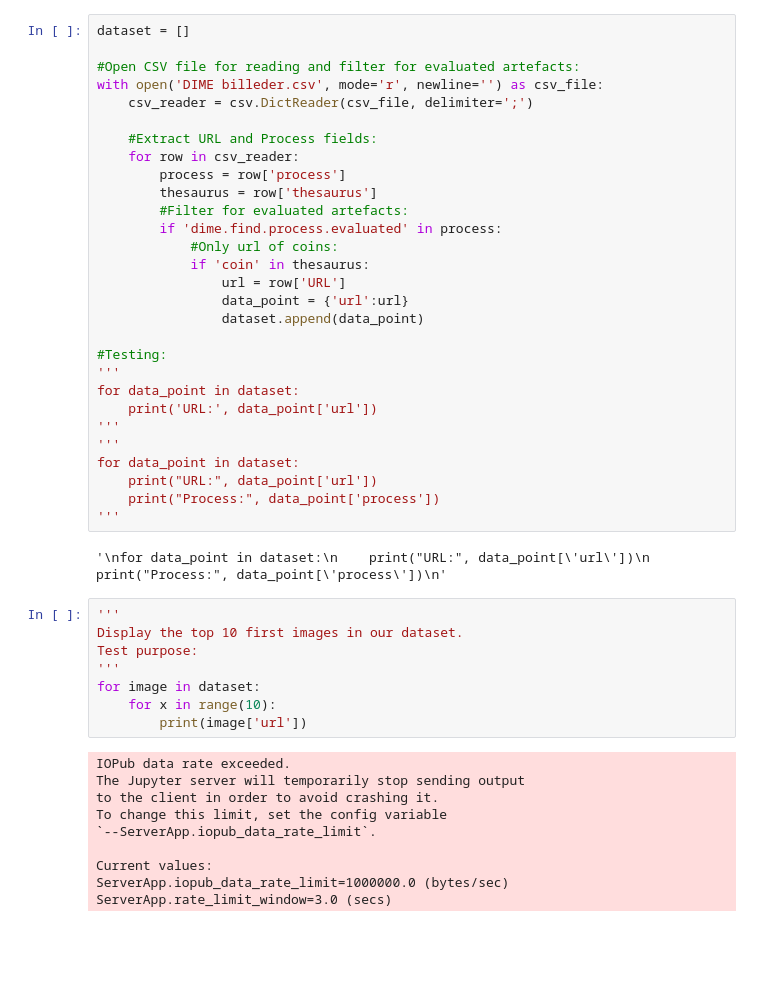
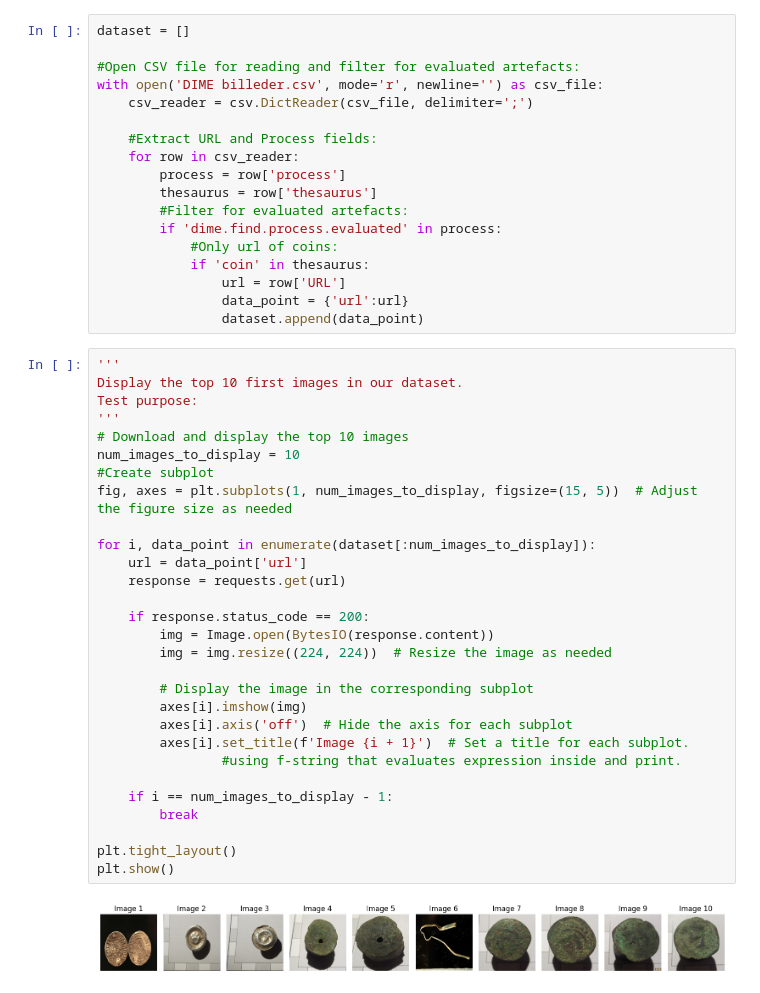
Before and after one commit to 5kj41d/Classification-and-3D-reconstruction-of-archaeological-artifacts, a Jupyter notebook: 1stVersionCNN.ipynb, the cells around one changed output. Drawn from its saved outputs; the diff is of its cells as text; blank space fills up the shorter version.

Commit message:
Print the top 10 first images and display in jupyter done

```diff
--- a/1stVersionCNN.ipynb
+++ b/1stVersionCNN.ipynb
@@ -50,34 +47,34 @@ with open('DIME billeder.csv', mode='r', newline='') as csv_file:
                 url = row['URL']
                 data_point = {'url':url}
                 dataset.append(data_point)
-
-#Testing:
-'''
-for data_point in dataset:
-    print('URL:', data_point['url'])
-'''
-'''
-for data_point in dataset:
-    print("URL:", data_point['url'])
-    print("Process:", data_point['process'])
-'''
-# %% [output]
-'\nfor data_point in dataset:\n    print("URL:", data_point[\'url\'])\n    print("Process:", data_point[\'process\'])\n'
 # %%
 '''
 Display the top 10 first images in our dataset.
 Test purpose:
 '''
-for image in dataset:
-    for x in range(10):
-        print(image['url'])
+# Download and display the top 10 images
+num_images_to_display = 10
+#Create subplot
+fig, axes = plt.subplots(1, num_images_to_display, figsize=(15, 5))  # Adjust the figure size as needed
+
+for i, data_point in enumerate(dataset[:num_images_to_display]):
+    url = data_point['url']
+    response = requests.get(url)
+
+    if response.status_code == 200:
+        img = Image.open(BytesIO(response.content))
+        img = img.resize((224, 224))  # Resize the image as needed
+
+        # Display the image in the corresponding subplot
+        axes[i].imshow(img)
+        axes[i].axis('off')  # Hide the axis for each subplot
+        axes[i].set_title(f'Image {i + 1}')  # Set a title for each subplot.
+                #using f-string that evaluates expression inside and print.
+
+    if i == num_images_to_display - 1:
+        break
+
+plt.tight_layout()
+plt.show()
 # %% [output]
-IOPub data rate exceeded.
-The Jupyter server will temporarily stop sending output
-to the client in order to avoid crashing it.
-To change this limit, set the config variable
-`--ServerApp.iopub_data_rate_limit`.
-
-Current values:
-ServerApp.iopub_data_rate_limit=1000000.0 (bytes/sec)
-ServerApp.rate_limit_window=3.0 (secs)
+[figure, added]
```
Also changed, not shown: parts of 1 cell of this notebook.
